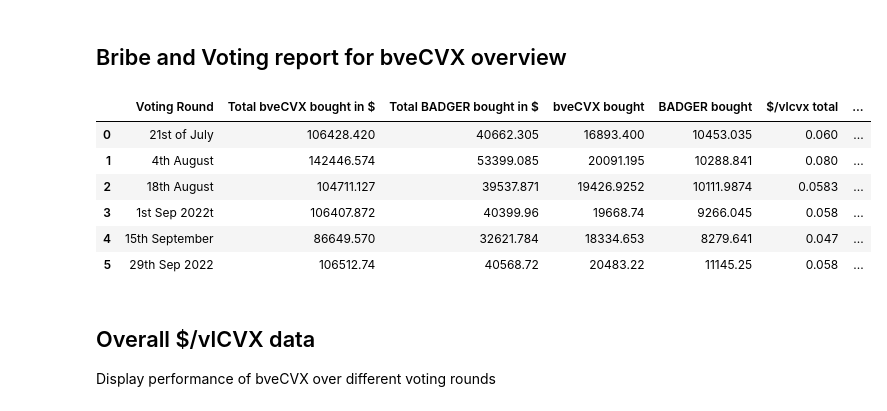
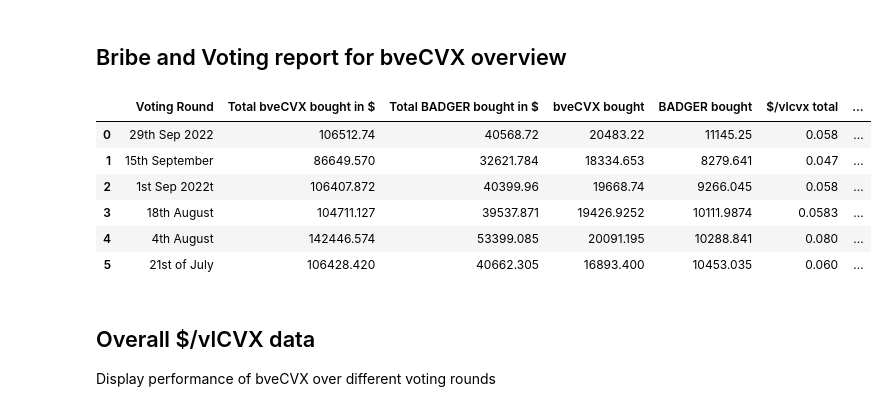
Before and after one commit to Badger-Finance/badger-influence-analytics, a Jupyter notebook: notebooks/cvx_bribes/bribes_bvecvx_research.ipynb, the cells around one changed output. Saved outputs shown, nothing was run; the diff lists cells and outputs as text; code cells hidden in the pictures.

```diff
--- a/notebooks/cvx_bribes/bribes_bvecvx_research.ipynb
+++ b/notebooks/cvx_bribes/bribes_bvecvx_research.ipynb
@@ -1,36 +1,39 @@
 # %% [markdown]
 ## Bribe and Voting report for bveCVX overview
 # %%
+import matplotlib.pyplot as plt
 import pandas as pd
 from IPython.core.display_functions import display
 
+plt.style.use('seaborn')
 from notebooks.cvx_bribes.bvecvx_data import VOTING_DATASETS
 
 TABLE_COLUMNS = ["Voting Round", "Total bveCVX bought in $", "Total BADGER bought in $", "bveCVX bought", "BADGER bought",
                  "$/vlcvx total", "$/vlcvx pure bribes", "$/vlcvx Llama", "vlcvx difference %"]
 
 data_rows = []
 for voting_round in VOTING_DATASETS:
     llama_vlcvx = voting_round['llama_vlcvx']
     badger_vlcvx = voting_round['$/vlCVX without badgerwbtc']
     difference_with_llama = round(
         abs(badger_vlcvx - llama_vlcvx) / ((llama_vlcvx + badger_vlcvx) / 2) * 100, 3
     )
     data_rows.append([
         voting_round['round'], voting_round['total_cvx_sold_in_$'], voting_round['total_badger_sold_in_$'],
         voting_round['amount_cvx'], voting_round['amount_badger'], voting_round['$/vlCVX for total votes'],
         voting_round['$/vlCVX without badgerwbtc'], voting_round['llama_vlcvx'], difference_with_llama
     ])
+data_rows.reverse()
 dataframe = pd.DataFrame(data=data_rows, columns=TABLE_COLUMNS)
 display(dataframe)
 # %% [output]
 |  | Voting Round | Total bveCVX bought in $ | Total BADGER bought in $ | bveCVX bought | BADGER bought | $/vlcvx total | ... |
-| 0 | 21st of July | 106428.420 | 40662.305 | 16893.400 | 10453.035 | 0.060 | ... |
-| 1 | 4th August | 142446.574 | 53399.085 | 20091.195 | 10288.841 | 0.080 | ... |
-| 2 | 18th August | 104711.127 | 39537.871 | 19426.9252 | 10111.9874 | 0.0583 | ... |
-| 3 | 1st Sep 2022t | 106407.872 | 40399.96 | 19668.74 | 9266.045 | 0.058 | ... |
-| 4 | 15th September | 86649.570 | 32621.784 | 18334.653 | 8279.641 | 0.047 | ... |
-| 5 | 29th Sep 2022 | 106512.74 | 40568.72 | 20483.22 | 11145.25 | 0.058 | ... |
+| 0 | 29th Sep 2022 | 106512.74 | 40568.72 | 20483.22 | 11145.25 | 0.058 | ... |
+| 1 | 15th September | 86649.570 | 32621.784 | 18334.653 | 8279.641 | 0.047 | ... |
+| 2 | 1st Sep 2022t | 106407.872 | 40399.96 | 19668.74 | 9266.045 | 0.058 | ... |
+| 3 | 18th August | 104711.127 | 39537.871 | 19426.9252 | 10111.9874 | 0.0583 | ... |
+| 4 | 4th August | 142446.574 | 53399.085 | 20091.195 | 10288.841 | 0.080 | ... |
+| 5 | 21st of July | 106428.420 | 40662.305 | 16893.400 | 10453.035 | 0.060 | ... |
 # %% [markdown]
 ## Overall $/vlCVX data
 Display performance of bveCVX over different voting rounds
```
Also changed, not shown: parts of 2 cells of this notebook, 1 other file.
